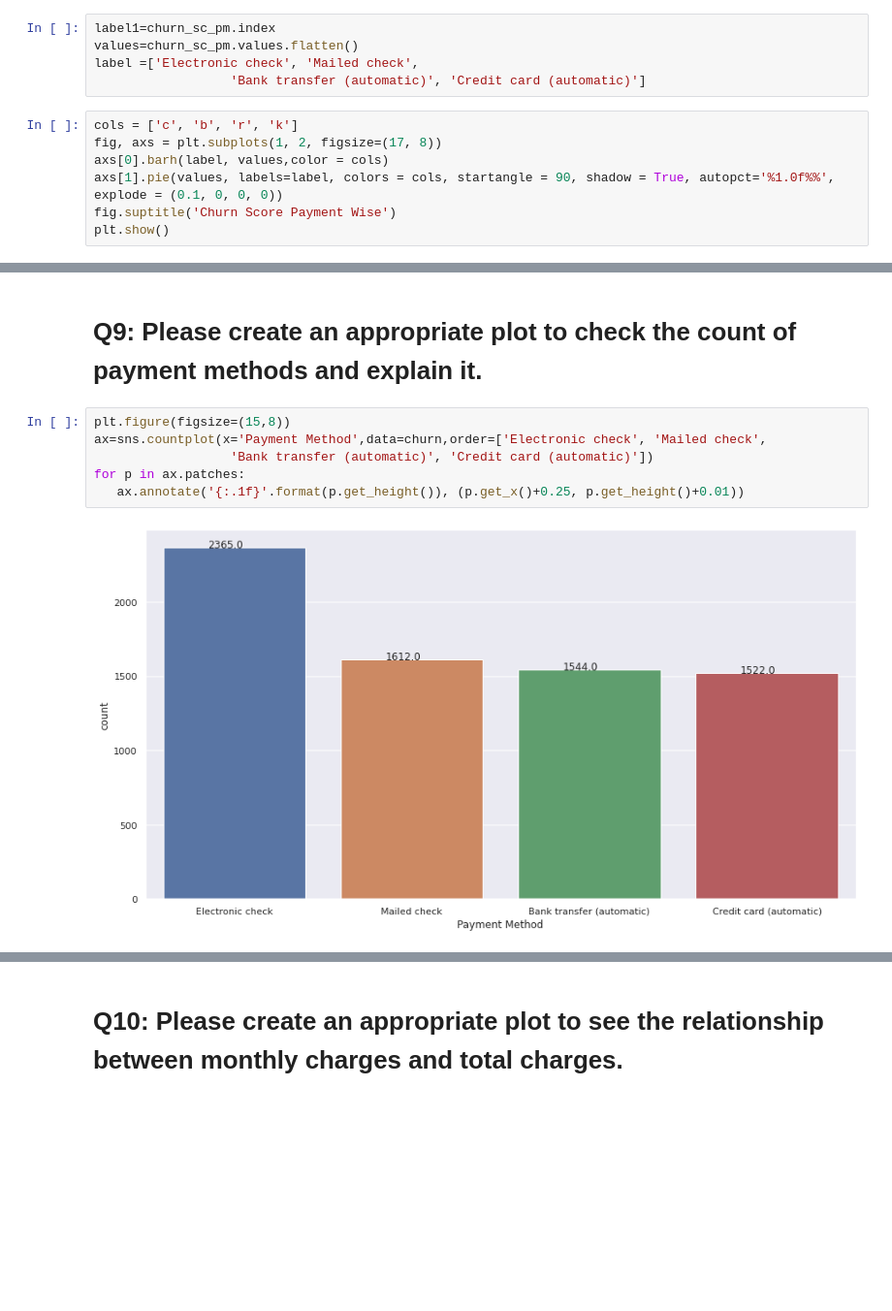
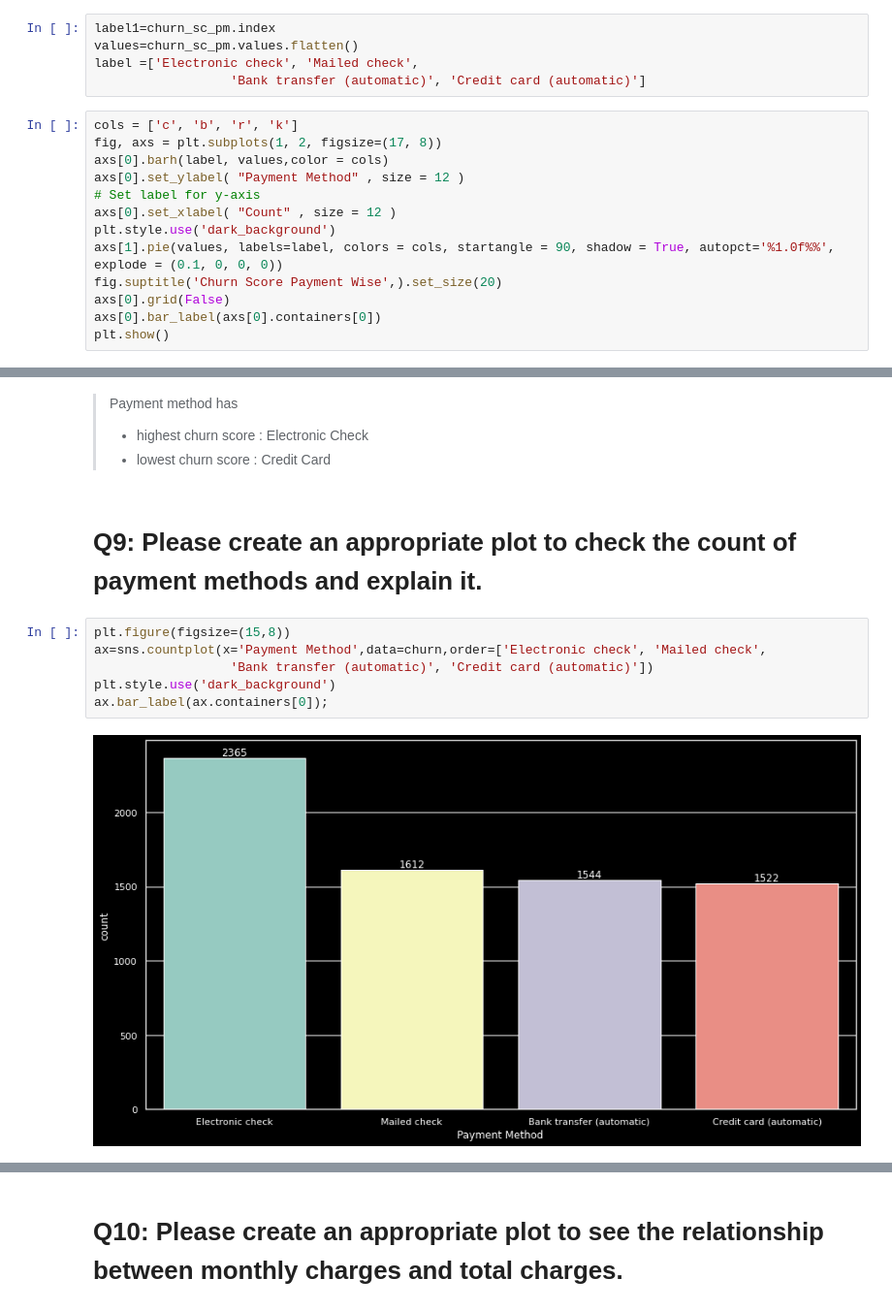
Before and after one commit to goswamimohit/churn_prediction, a Jupyter notebook: churn-pred.ipynb, the cells around one changed output, grey strips where cells are left out. Shown: that part at 97% size. Saved outputs shown, nothing was run; the diff lists cells and outputs as text; blank space fills up the shorter version.

Commit message:
Kaggle Notebook | churn_pred | Version 6

```diff
--- a/churn-pred.ipynb
+++ b/churn-pred.ipynb
@@ -468,7 +370,13 @@ label =['Electronic check', 'Mailed check',
 cols = ['c', 'b', 'r', 'k']
 fig, axs = plt.subplots(1, 2, figsize=(17, 8))
 axs[0].barh(label, values,color = cols)
+axs[0].set_ylabel( "Payment Method" , size = 12 )
+# Set label for y-axis
+axs[0].set_xlabel( "Count" , size = 12 )
+plt.style.use('dark_background')
 axs[1].pie(values, labels=label, colors = cols, startangle = 90, shadow = True, autopct='%1.0f%%', explode = (0.1, 0, 0, 0))
-fig.suptitle('Churn Score Payment Wise')
+fig.suptitle('Churn Score Payment Wise',).set_size(20)
+axs[0].grid(False)
+axs[0].bar_label(axs[0].containers[0])
 plt.show()
 # %% [output]
@@ -476,10 +384,14 @@ plt.show()
+# %% [markdown]
+> Payment method has
+> - highest churn score : Electronic Check
+> - lowest churn score : Credit Card
 # %% [markdown]
 # Q9: Please create an appropriate plot to check the count of payment methods and explain it.
 # %%
 plt.figure(figsize=(15,8))
 ax=sns.countplot(x='Payment Method',data=churn,order=['Electronic check', 'Mailed check',
                   'Bank transfer (automatic)', 'Credit card (automatic)'])
-for p in ax.patches:
-   ax.annotate('{:.1f}'.format(p.get_height()), (p.get_x()+0.25, p.get_height()+0.01))
+plt.style.use('dark_background')
+ax.bar_label(ax.containers[0]);
 # %% [output]
-[figure, old version]
+[figure, new version]
```
Also changed, not shown: parts of 49 cells of this notebook.
